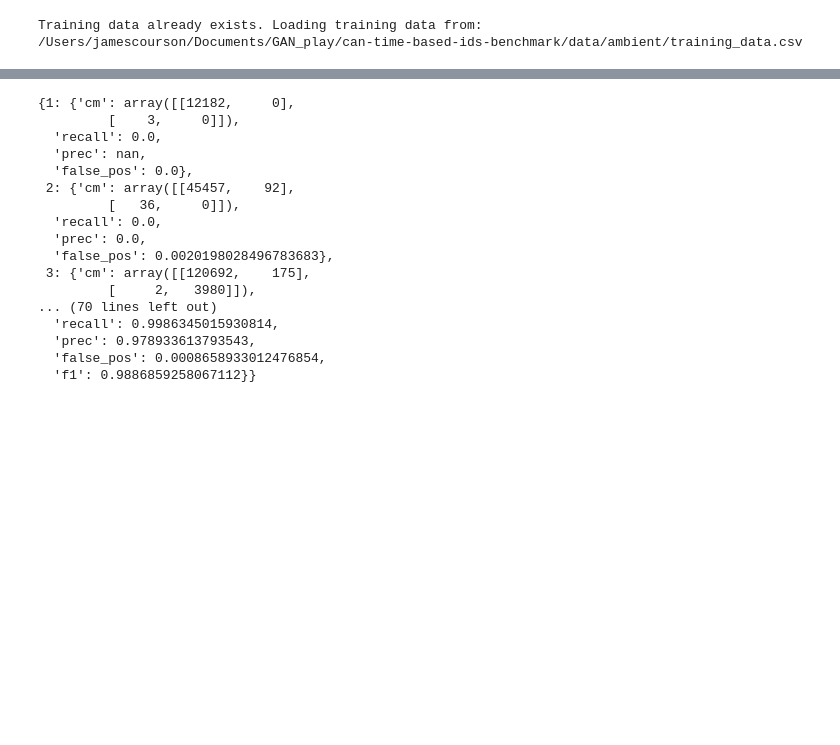
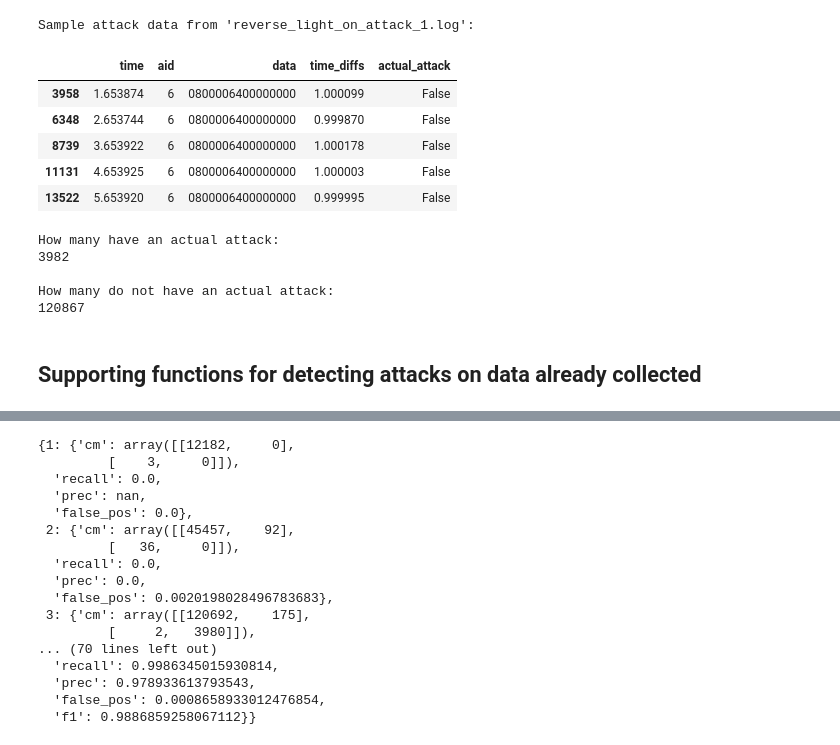
Before and after one commit to jcourson8/can-time-based-ids-benchmark, a Jupyter notebook: code/test.ipynb, the cells around one changed output, grey strips where cells are left out. Drawn from its saved outputs; the diff is of its cells as text; code cells hidden in the pictures; blank space fills up the shorter version.

```diff
--- a/code/test.ipynb
+++ b/code/test.ipynb
@@ -128,3 +186,27 @@ def load_and_annotate_attack_data(directory, metadata_file):
+# %%
+print("Sample attack data from 'reverse_light_on_attack_1.log':")
+display(attack_data[2].head())
+
+print("\nHow many have an actual attack:")
+print(len(attack_data[2][attack_data[2].actual_attack == True]))
+
+print("\nHow many do not have an actual attack:")
+print(len(attack_data[2][attack_data[2].actual_attack == False]))
+# %% [output]
+Sample attack data from 'reverse_light_on_attack_1.log':
+|  | time | aid | data | time_diffs | actual_attack |
+| 3958 | 1.653874 | 6 | 0800006400000000 | 1.000099 | False |
+| 6348 | 2.653744 | 6 | 0800006400000000 | 0.999870 | False |
+| 8739 | 3.653922 | 6 | 0800006400000000 | 1.000178 | False |
+| 11131 | 4.653925 | 6 | 0800006400000000 | 1.000003 | False |
+| 13522 | 5.653920 | 6 | 0800006400000000 | 0.999995 | False |
+How many have an actual attack:
+3982
+
+How many do not have an actual attack:
+120867
+# %% [markdown]
+## Supporting functions for detecting attacks on data already collected
 # %%
 import pandas as pd
 import numpy as np
@@ -183,7 +258,0 @@ def visualize_results(results):
-# %%
-
-# training_data = load_and_save_training_data('/home/jbc0071/Documents/can-time-based-ids-benchmark/data/ambient/')
-# mac
-training_data = load_and_save_training_data('/Users/jamescourson/Documents/GAN_play/can-time-based-ids-benchmark/data/ambient/')
-# %% [output]
-Training data already exists. Loading training data from: /Users/jamescourson/Documents/GAN_play/can-time-based-ids-benchmark/data/ambient/training_data.csv
```
Also changed, not shown: parts of 24 cells of this notebook, 1 other file.
